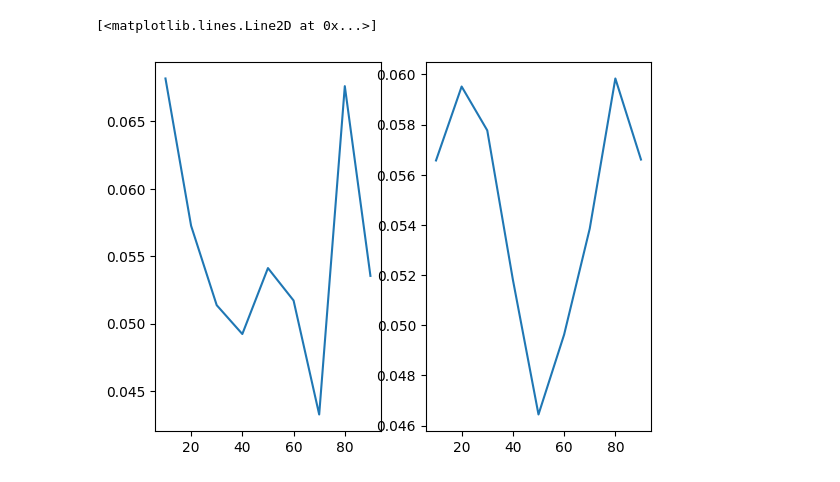
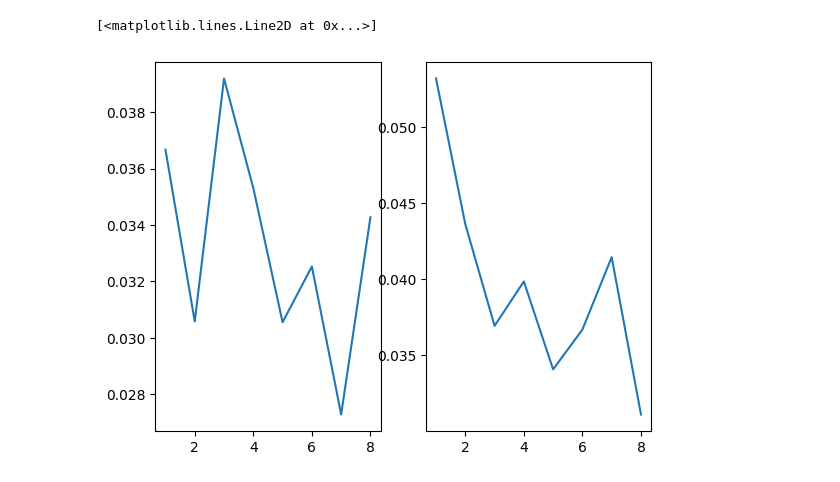
Before and after one commit to michaelzhan1/cs283-project, a Jupyter notebook: analysis.ipynb, the cells around one changed output. Drawn from its saved outputs; the diff is of its cells as text; code cells hidden in the pictures.

```diff
--- a/analysis.ipynb
+++ b/analysis.ipynb
@@ -3,14 +3,20 @@ import pandas as pd
 import matplotlib.pyplot as plt
 # %%
 z_orientations = list(range(10, 91, 10))
-names = [f'results/errors_z{z}.csv' for z in z_orientations]
+names = [f'results/zaxis/errors_z{z}.csv' for z in z_orientations]
 
 all_data = []
 
 for name in names:
     data = pd.read_csv(name)
     all_data.append(data)
-    print(name)
-    print(data.mean())
-    print()
+
+fxs = [data['fx(rel)'] for data in all_data]
+fys = [data['fy(rel)'] for data in all_data]
+
+plt.subplot(1, 2, 1)
+plt.plot(z_orientations, [fx.mean() for fx in fxs], label='fx')
+
+plt.subplot(1, 2, 2)
+plt.plot(z_orientations, [fy.mean() for fy in fys], label='fy')
 # %% [output]
@@ -33,0 +25,18 @@ dtype: float64
+# %%
+range_size = list(range(2, 11, 2))
+names = [f'results/range/errors_range{count}.csv' for count in range_size]
+
+all_data = []
+
+for name in names:
+    data = pd.read_csv(name)
+    all_data.append(data)
+
+fxs = [data['fx(rel)'] for data in all_data]
+fys = [data['fy(rel)'] for data in all_data]
+
+plt.subplot(1, 2, 1)
+plt.plot(range_size, [fx.mean() for fx in fxs], label='fx')
+
+plt.subplot(1, 2, 2)
+plt.plot(range_size, [fy.mean() for fy in fys], label='fy')
@@ -34,12 +46,21 @@ dtype: float64
 # %%
+new_combos = list(range(1, 9))
+names = [f'results/combo/errors_combo{combo}.csv' for combo in new_combos]
+
+all_data = []
+
+for name in names:
+    data = pd.read_csv(name)
+    all_data.append(data)
+
 fxs = [data['fx(rel)'] for data in all_data]
 fys = [data['fy(rel)'] for data in all_data]
 
 plt.subplot(1, 2, 1)
-plt.plot(z_orientations, [fx.mean() for fx in fxs], label='fx')
+plt.plot(new_combos, [fx.mean() for fx in fxs], label='fx')
 
 plt.subplot(1, 2, 2)
-plt.plot(z_orientations, [fy.mean() for fy in fys], label='fy')
+plt.plot(new_combos, [fy.mean() for fy in fys], label='fy')
 # %% [output]
 [<matplotlib.lines.Line2D at 0x...>]
-[figure, old version]
+[figure, new version]
```
Also changed, not shown: parts of 2 cells of this notebook, 46 other files.
